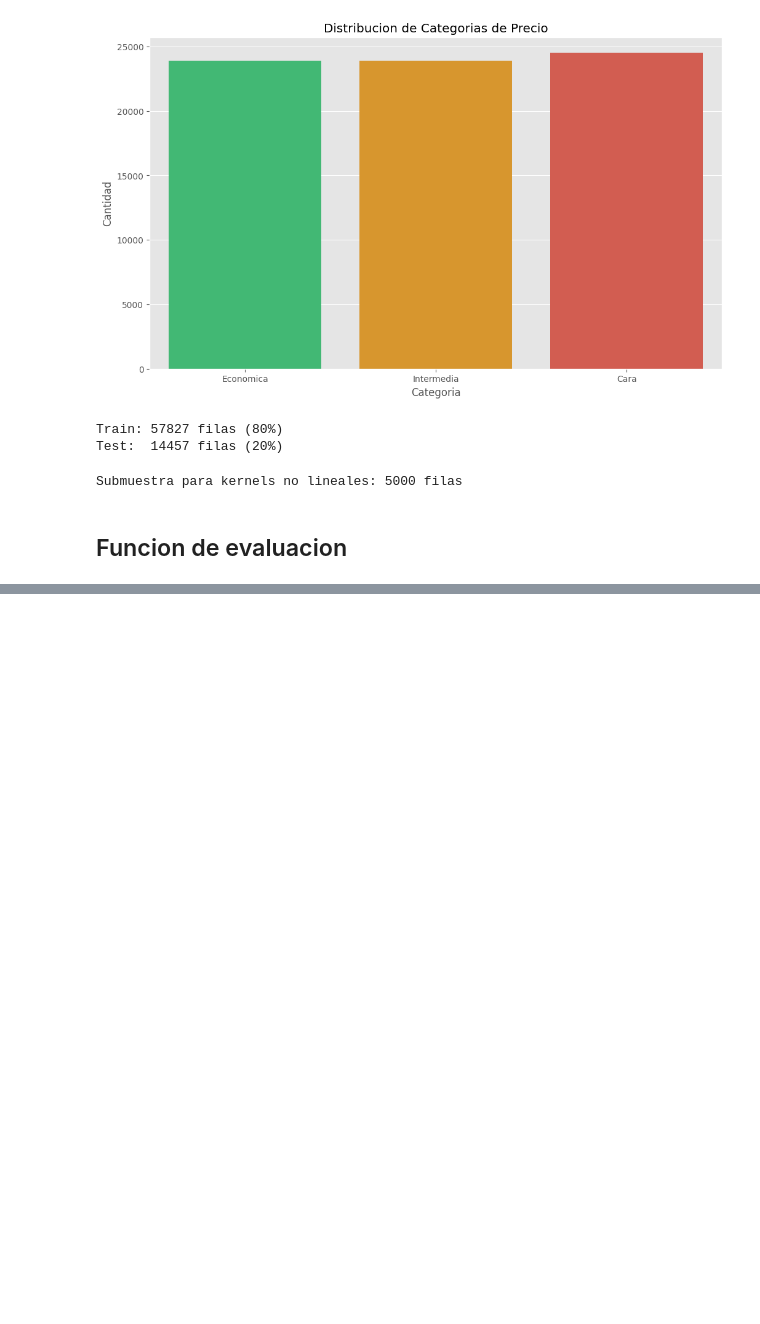
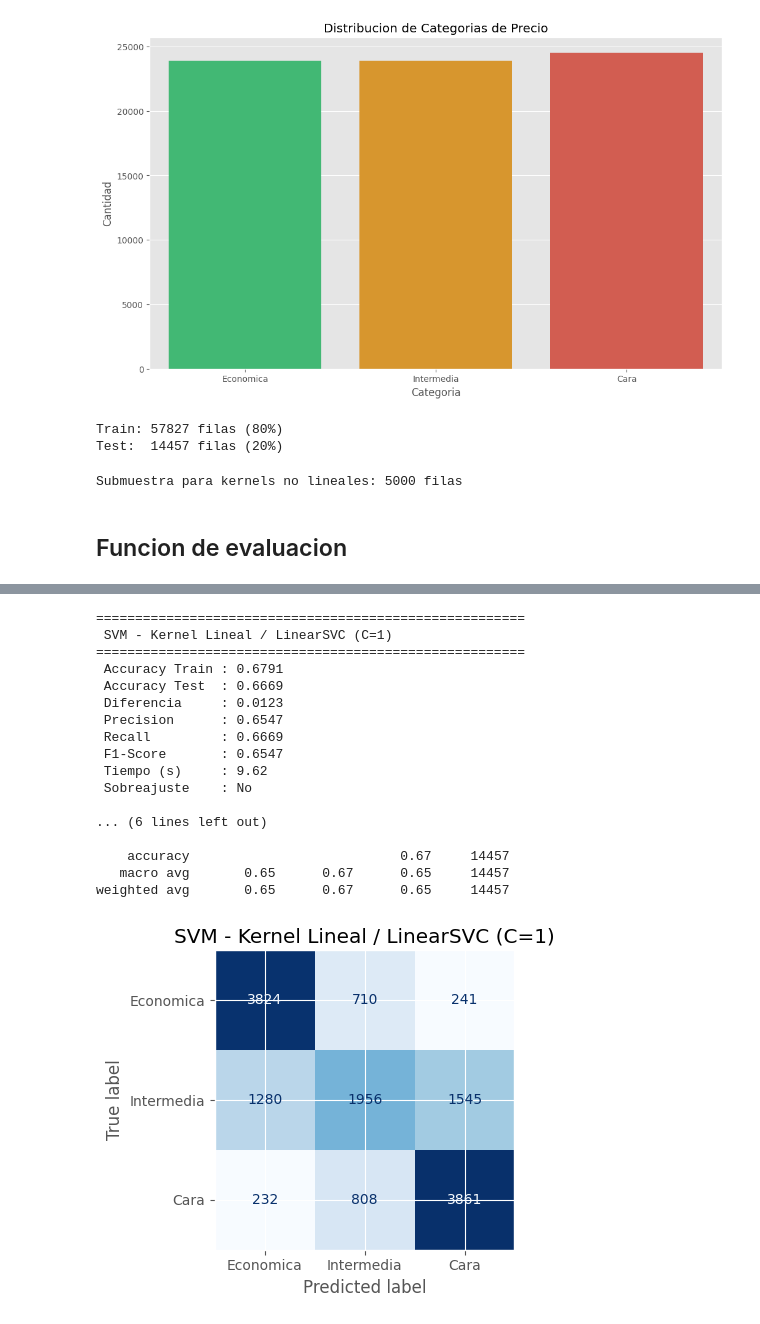
Before and after one commit to miafuentes30/CC3074-Laboratorio8, a Jupyter notebook: lab8.ipynb, the cells around one changed output, grey strips where cells are left out. Drawn from its saved outputs; the diff is of its cells as text; code cells hidden in the pictures; blank space fills up the shorter version.

Commit message:
feat: ej 4-5, con lógica completa y validación de resultados

```diff
--- a/lab8.ipynb
+++ b/lab8.ipynb
@@ -298,0 +303,7 @@ def evaluar_clasificacion(modelo, X_tr, y_tr, X_te, y_te, nombre):
+# %%
+set_config(display='diagram')
+modelo_lineal = make_pipeline(
+    preprocesador,
+    LinearSVC(C=1.0, max_iter=3000, random_state=42, dual='auto')
+)
+modelo_lineal
@@ -298,0 +328,26 @@ def evaluar_clasificacion(modelo, X_tr, y_tr, X_te, y_te, nombre):
+# %%
+# LinearSVC usa el conjunto completo de entrenamiento
+res = evaluar_clasificacion(
+    modelo_lineal, X_train, y_train_class, X_test, y_test_class,
+    'SVM - Kernel Lineal / LinearSVC (C=1)'
+)
+resultados_clasificacion.append(res)
+# %% [output]
+=======================================================
+ SVM - Kernel Lineal / LinearSVC (C=1)
+=======================================================
+ Accuracy Train : 0.6791
+ Accuracy Test  : 0.6669
+ Diferencia     : 0.0123
+ Precision      : 0.6547
+ Recall         : 0.6669
+ F1-Score       : 0.6547
+ Tiempo (s)     : 9.62
+ Sobreajuste    : No
+
+... (6 lines left out)
+
+    accuracy                           0.67     14457
+   macro avg       0.65      0.67      0.65     14457
+weighted avg       0.65      0.67      0.65     14457
+[figure, added]
```
Also changed, not shown: parts of 23 cells of this notebook.
